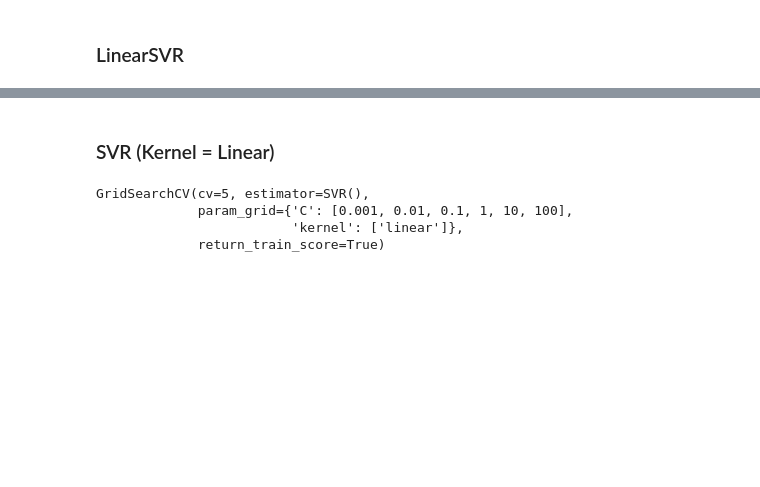
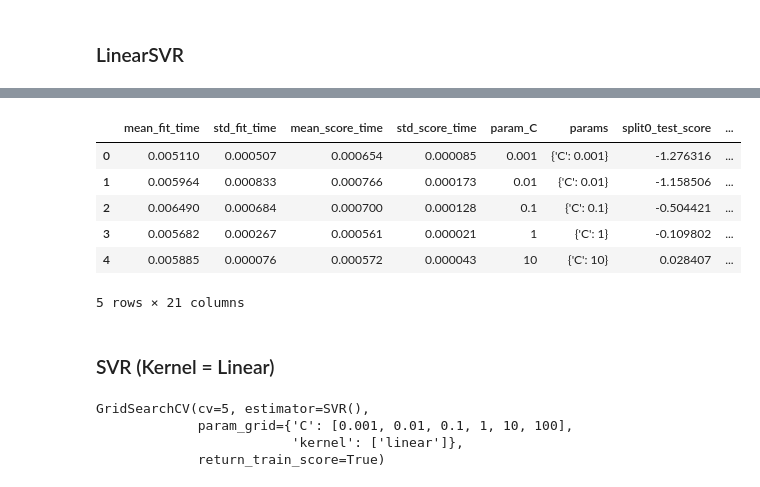
Before and after one commit to ddahiya16/Machine-Learning, a Jupyter notebook: Customer Life Time Value Prediction Model.ipynb, the cells around one changed output, grey strips where cells are left out. Saved outputs shown, nothing was run; the diff lists cells and outputs as text; code cells hidden in the pictures; blank space fills up the shorter version.

```diff
--- a/Customer Life Time Value Prediction Model.ipynb
+++ b/Customer Life Time Value Prediction Model.ipynb
@@ -725,0 +768,8 @@ for clf, lab, grd in zip([clf1, clf2, clf3, clf4, clf5, clf6],
+# %%
+from sklearn.svm import LinearSVR
+from sklearn.model_selection import GridSearchCV
+
+param_grid = {'C': [0.001, 0.01, 0.1, 1, 10, 100]}
+
+lsvr = LinearSVR()
+grid_search = GridSearchCV(lsvr, param_grid, cv=5, return_train_score=True)
@@ -726,3 +788,14 @@ for clf, lab, grd in zip([clf1, clf2, clf3, clf4, clf5, clf6],
+# %%
+results = pd.DataFrame(grid_search.cv_results_)
+display(results.head())
+# %% [output]
+|  | mean_fit_time | std_fit_time | mean_score_time | std_score_time | param_C | params | split0_test_score | ... |
+| 0 | 0.005110 | 0.000507 | 0.000654 | 0.000085 | 0.001 | {'C': 0.001} | -1.276316 | ... |
+| 1 | 0.005964 | 0.000833 | 0.000766 | 0.000173 | 0.01 | {'C': 0.01} | -1.158506 | ... |
+| 2 | 0.006490 | 0.000684 | 0.000700 | 0.000128 | 0.1 | {'C': 0.1} | -0.504421 | ... |
+| 3 | 0.005682 | 0.000267 | 0.000561 | 0.000021 | 1 | {'C': 1} | -0.109802 | ... |
+| 4 | 0.005885 | 0.000076 | 0.000572 | 0.000043 | 10 | {'C': 10} | 0.028407 | ... |
+5 rows × 21 columns
 # %% [markdown]
 ### SVR (Kernel = Linear)
 # %%
```
Also changed, not shown: parts of 24 cells of this notebook.
